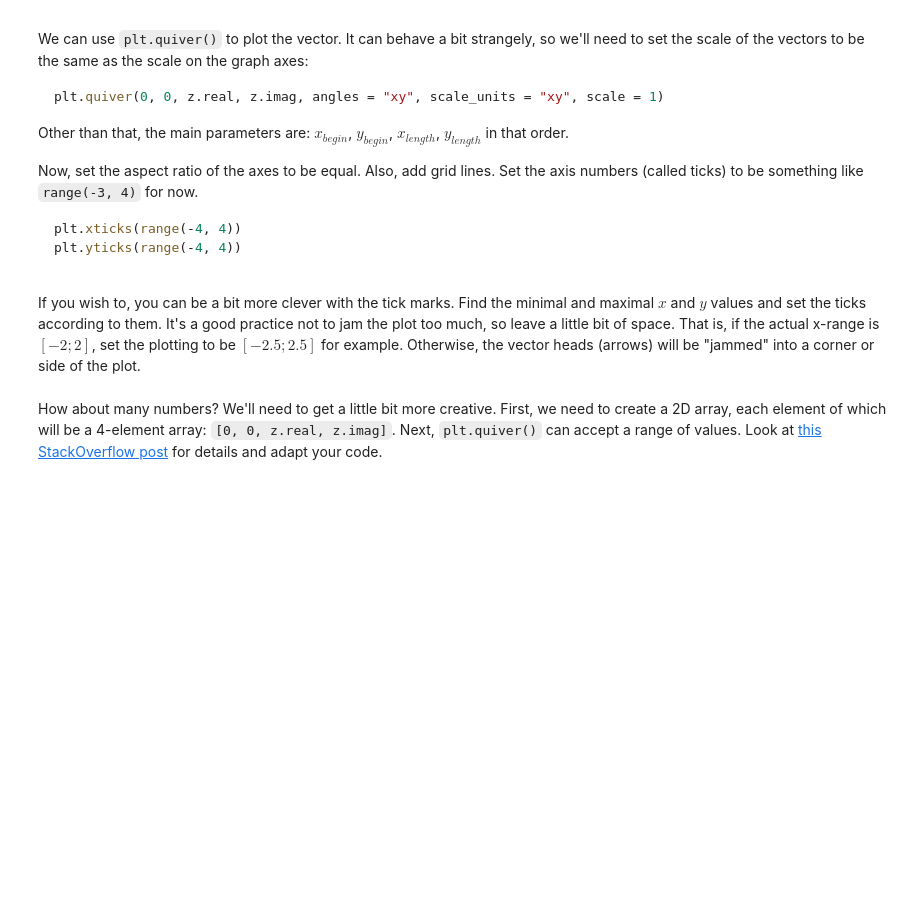
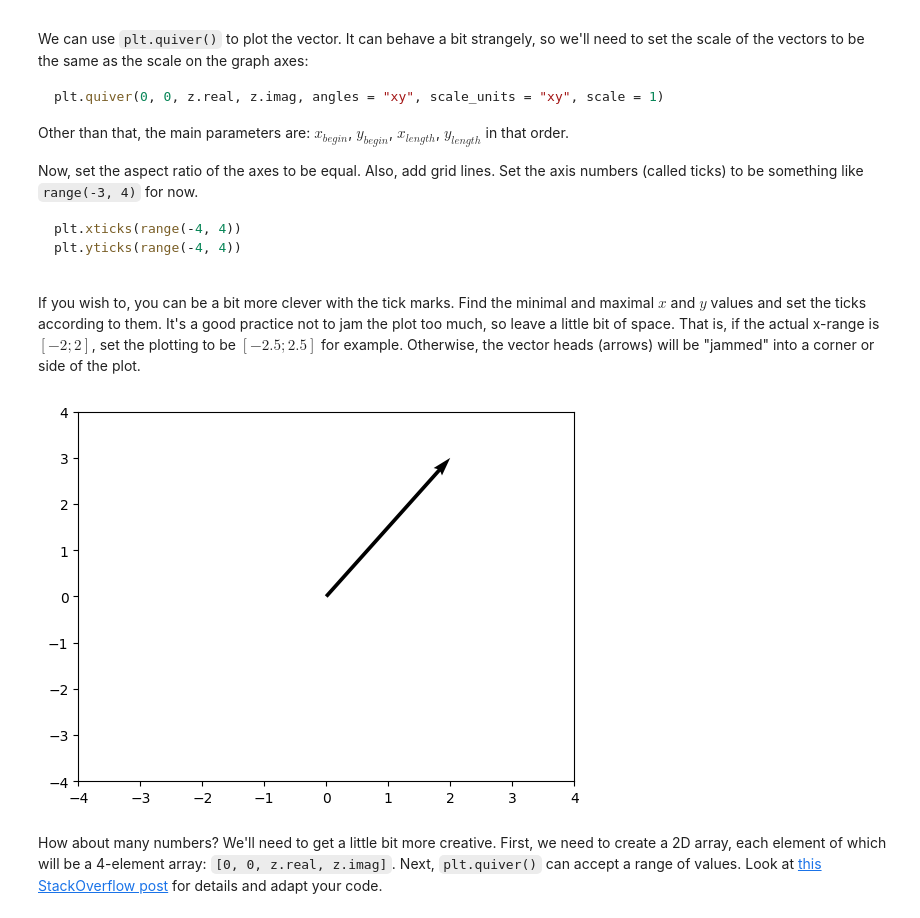
Before and after one commit to VladoDev03/math-concepts-for-developers-softuni, a Jupyter notebook: 02-basic-algebra/Basic Algebra Exercise.ipynb, the cells around one changed output. Saved outputs shown, nothing was run; the diff lists cells and outputs as text; code cells hidden in the pictures; blank space fills up the shorter version.

```diff
--- a/02-basic-algebra/Basic Algebra Exercise.ipynb
+++ b/02-basic-algebra/Basic Algebra Exercise.ipynb
@@ -297,2 +289,18 @@ plot_complex_number(2 + 3j)
+# %%
+def plot_complex_number(z):
+    """
+    Plots the complex number z as a radius vector in the 2D space
+    """
+    min_size = min(abs(z.real), abs(z.imag))
+    max_size = max(abs(z.real), abs(z.imag))
+    size = max(min_size, max_size)
+
+    plt.quiver(0, 0, z.real, z.imag, angles = "xy", scale_units = "xy", scale = 1)
+    plt.xticks(range(-int(size) - 1, int(size) + 2))
+    plt.yticks(range(-int(size) - 1, int(size) + 2))
+
+plot_complex_number(2 + 3j)
+# %% [output]
+[figure, added]
 # %% [markdown]
 How about many numbers? We'll need to get a little bit more creative. First, we need to create a 2D array, each element of which will be a 4-element array: `[0, 0, z.real, z.imag]`. Next, `plt.quiver()` can accept a range of values. Look at [this StackOverflow post](https://stackoverflow.com/questions/12265234/how-to-plot-2d-math-vectors-with-matplotlib) for details and adapt your code.
```
Also changed, not shown: parts of 8 cells of this notebook, 4 other files.
